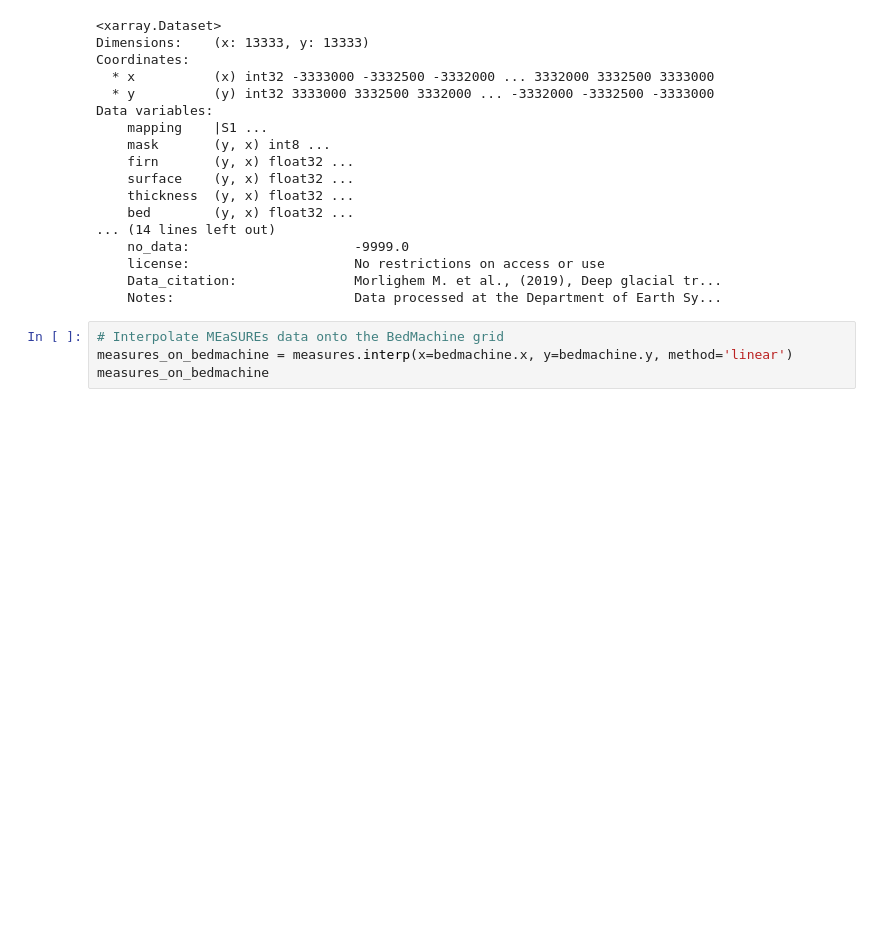
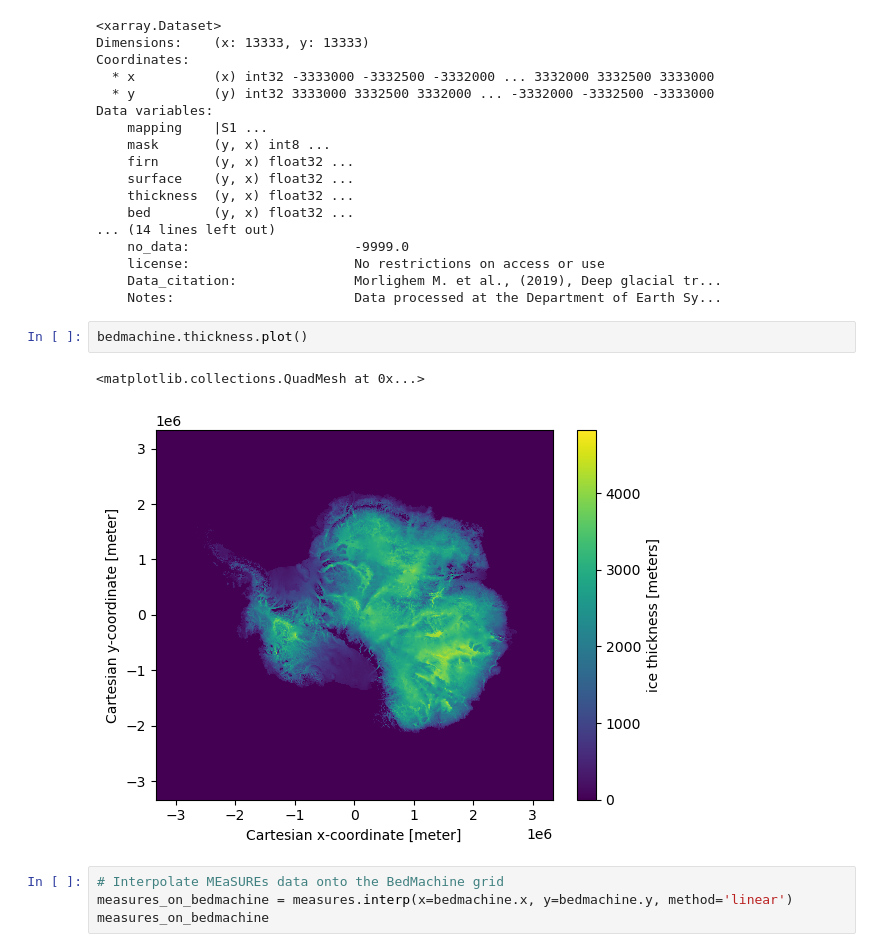
Before and after one commit to Jonniebarnsley/phd-local, a Jupyter notebook: notebooks/inversions/preprocessing.ipynb, the cells around one changed output. Drawn from its saved outputs; the diff is of its cells as text; blank space fills up the shorter version.

```diff
--- a/notebooks/inversions/preprocessing.ipynb
+++ b/notebooks/inversions/preprocessing.ipynb
@@ -89,6 +89,11 @@ Data variables:
     license:                     No restrictions on access or use
     Data_citation:               Morlighem M. et al., (2019), Deep glacial tr...
     Notes:                       Data processed at the Department of Earth Sy...
+# %%
+bedmachine.thickness.plot()
+# %% [output]
+<matplotlib.collections.QuadMesh at 0x...>
+[figure, added]
 # %%
 # Interpolate MEaSUREs data onto the BedMachine grid
 measures_on_bedmachine = measures.interp(x=bedmachine.x, y=bedmachine.y, method='linear')
```
Also changed, not shown: 6 other files.
